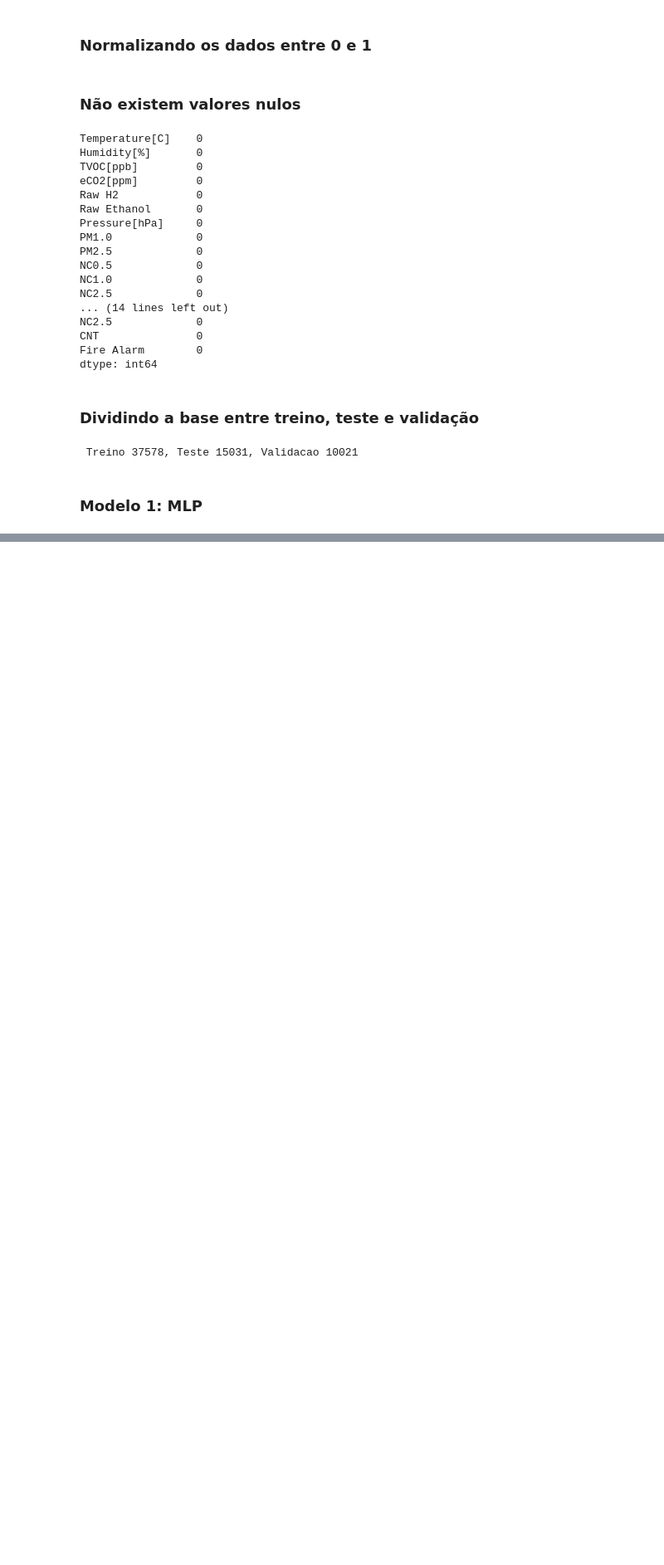
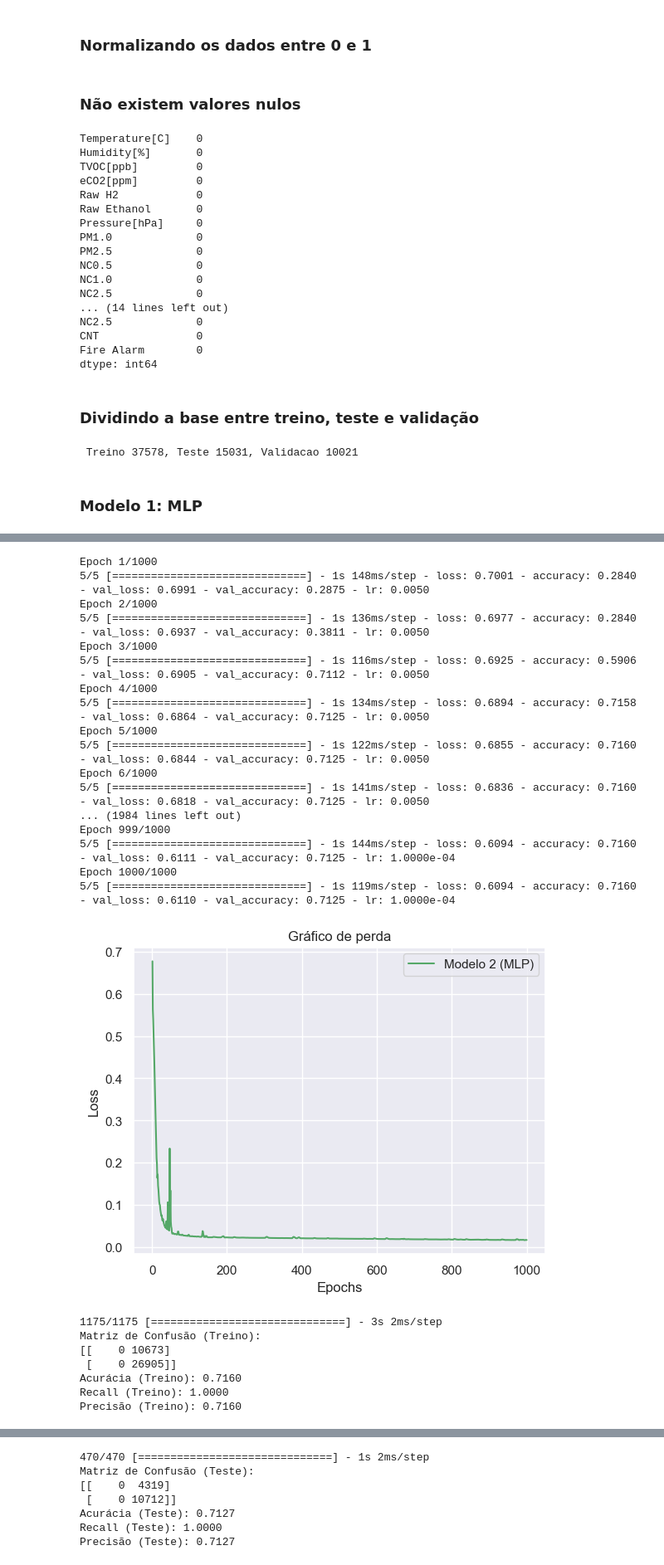
Before and after one commit to da-ferreira/prova-final-data-science, a Jupyter notebook: smoke_detection/main.ipynb, the cells around one changed output, grey strips where cells are left out. Shown at 83% size. Cells and saved outputs as stored; diff of their text form; code cells hidden in the pictures; blank space fills up the shorter version.

```diff
--- a/smoke_detection/main.ipynb
+++ b/smoke_detection/main.ipynb
@@ -195,0 +206,69 @@ array([[1],
+# %%
+model2 = Sequential()
+
+model2.add(Dense(128, activation='relu', input_shape=(X_train.shape[1],)))
+model2.add(Dense(256, activation='relu'))
+model2.add(Dense(512, activation='relu'))
+model2.add(Dense(512, activation='relu'))
+model2.add(Dense(256, activation='relu'))
+model2.add(Dense(128, activation='relu'))
+model2.add(Dense(64, activation='relu'))
+model2.add(Dense(32, activation='relu'))
+model2.add(Dense(1, activation='sigmoid'))
+
+
+model2.compile(optimizer=tf.keras.optimizers.SGD(), loss='binary_crossentropy', metrics=['accuracy'])
+
+history2 = model2.fit(
+    X_train,
+    y_train,
+    epochs=1000,
+    batch_size=int(0.25 * len(X_train)),
+    validation_data=(X_val, y_val),
+    callbacks=[early_stopping_callback, lr_scheduler_callback],
+    verbose=1
+)
+
+# Grafico do Loss
+train_loss2 = history2.history['loss']
+epochs = range(1, len(train_loss1) + 1)
+plt.plot(epochs, train_loss1, 'g', label='Modelo 2 (MLP)')
+plt.title('Gráfico de perda')
+plt.xlabel('Epochs')
+plt.ylabel('Loss')
+plt.legend()
+plt.show()
+
+evaluate_model(model2, X_train, y_train, "Treino")
+
+# Avaliação no conjunto de teste
+evaluate_model(model2, X_test, y_test, "Teste")
+
+# Avaliação no conjunto de validação
+evaluate_model(model2, X_val, y_val, "Validação")
+# %% [output]
+Epoch 1/1000
+5/5 [==============================] - 1s 148ms/step - loss: 0.7001 - accuracy: 0.2840 - val_loss: 0.6991 - val_accuracy: 0.2875 - lr: 0.0050
+Epoch 2/1000
+5/5 [==============================] - 1s 136ms/step - loss: 0.6977 - accuracy: 0.2840 - val_loss: 0.6937 - val_accuracy: 0.3811 - lr: 0.0050
+Epoch 3/1000
+5/5 [==============================] - 1s 116ms/step - loss: 0.6925 - accuracy: 0.5906 - val_loss: 0.6905 - val_accuracy: 0.7112 - lr: 0.0050
+Epoch 4/1000
+5/5 [==============================] - 1s 134ms/step - loss: 0.6894 - accuracy: 0.7158 - val_loss: 0.6864 - val_accuracy: 0.7125 - lr: 0.0050
+Epoch 5/1000
+5/5 [==============================] - 1s 122ms/step - loss: 0.6855 - accuracy: 0.7160 - val_loss: 0.6844 - val_accuracy: 0.7125 - lr: 0.0050
+Epoch 6/1000
+5/5 [==============================] - 1s 141ms/step - loss: 0.6836 - accuracy: 0.7160 - val_loss: 0.6818 - val_accuracy: 0.7125 - lr: 0.0050
+... (1984 lines left out)
+Epoch 999/1000
+5/5 [==============================] - 1s 144ms/step - loss: 0.6094 - accuracy: 0.7160 - val_loss: 0.6111 - val_accuracy: 0.7125 - lr: 1.0000e-04
+Epoch 1000/1000
+5/5 [==============================] - 1s 119ms/step - loss: 0.6094 - accuracy: 0.7160 - val_loss: 0.6110 - val_accuracy: 0.7125 - lr: 1.0000e-04
+[figure, added]
+1175/1175 [==============================] - 3s 2ms/step
+Matriz de Confusão (Treino):
+[[    0 10673]
+ [    0 26905]]
+Acurácia (Treino): 0.7160
+Recall (Treino): 1.0000
+Precisão (Treino): 0.7160
@@ -195,0 +276,7 @@ array([[1],
+470/470 [==============================] - 1s 2ms/step
+Matriz de Confusão (Teste):
+[[    0  4319]
+ [    0 10712]]
+Acurácia (Teste): 0.7127
+Recall (Teste): 1.0000
+Precisão (Teste): 0.7127
```
Also changed, not shown: parts of 18 cells of this notebook, 1 other file.
